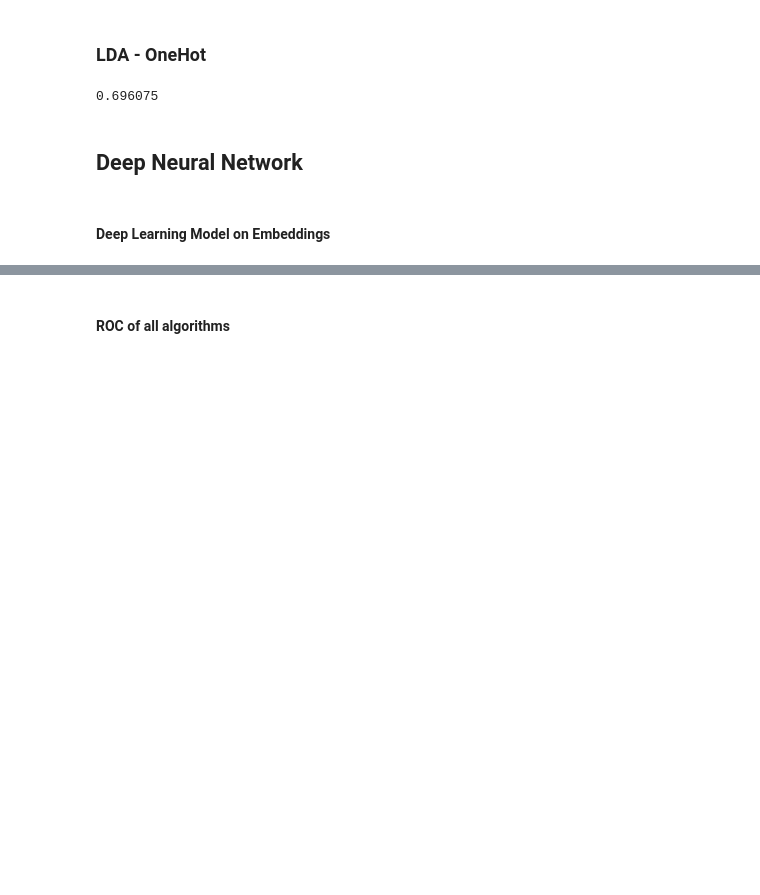
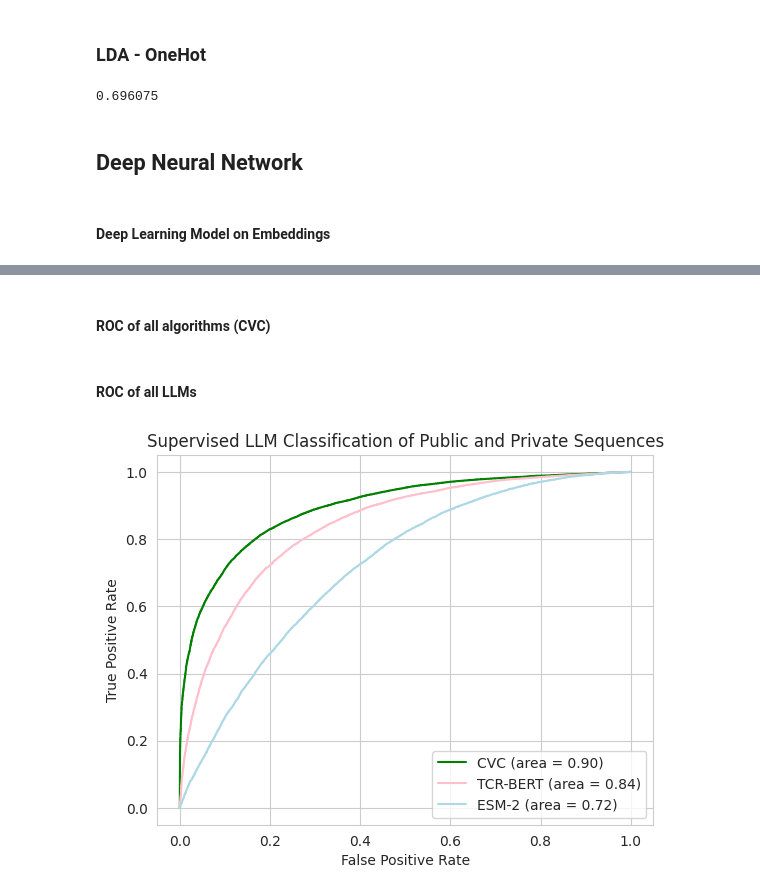
Before and after one commit to RomiGoldner/CVC, a Jupyter notebook: lab_notebooks/public_private_classifier.ipynb, the cells around one changed output, grey strips where cells are left out. Saved outputs shown, nothing was run; the diff lists cells and outputs as text; code cells hidden in the pictures; blank space fills up the shorter version.

```diff
--- a/lab_notebooks/public_private_classifier.ipynb
+++ b/lab_notebooks/public_private_classifier.ipynb
@@ -518,7 +517,7 @@ else:
     fpr_onehot_dnn, tpr_onehot_dnn, thresholds_onehot_dnn = roc_curve(validation_labels, preds)
     roc_auc_onehot_dnn = auc(fpr_onehot_dnn, tpr_onehot_dnn)
 # %% [markdown]
-#### ROC of all algorithms
+#### ROC of all algorithms (CVC)
 # %%
 plt.plot(fpr_lda, tpr_lda, color='red',
          label='LDA (area = %0.2f)' % roc_auc_lda)
@@ -541,3 +540,40 @@ plt.ylabel('True Positive Rate')
 plt.legend(loc="lower right")
 # Show plot
 plt.show()
+# %% [markdown]
+#### ROC of all LLMs
+# %%
+if EMBEDDING_TO_PLOT == 'ESM':
+    roc_auc_esm_dnn = roc_auc_dnn
+    fpr_dnn_esm = fpr_dnn
+    tpr_dnn_esm = tpr_dnn
+elif  EMBEDDING_TO_PLOT == 'TCR-BERT':
+    roc_auc_tcrbert_dnn = roc_auc_dnn
+    fpr_dnn_tcrbert = fpr_dnn
+    tpr_dnn_tcrbert = tpr_dnn
+elif EMBEDDING_TO_PLOT == 'CVC':
+    roc_auc_cvc_dnn = roc_auc_dnn
+    fpr_dnn_cvc = fpr_dnn
+    tpr_dnn_cvc = tpr_dnn
+# %%
+plt.plot(fpr_dnn_cvc, tpr_dnn_cvc, color='green',
+         label='CVC (area = %0.2f)' % roc_auc_cvc_dnn)
+plt.plot(fpr_dnn_tcrbert, tpr_dnn_tcrbert, color='pink',
+         label='TCR-BERT (area = %0.2f)' % roc_auc_tcrbert_dnn)
+plt.plot(fpr_dnn_esm, tpr_dnn_esm, color='lightblue',
+         label='ESM-2 (area = %0.2f)' % roc_auc_esm_dnn)
+# Set axis labels
+plt.xlabel('False Positive Rate')
+plt.ylabel('True Positive Rate')
+# Set title
+plt.title('Supervised LLM Classification of Public and Private Sequences')
+# Set plot legend
+plt.legend(loc="lower right")
+
+fig_path = os.path.join('plots/benchmarking', 'llm_pub_priv_ROC_V2.svg')
+plt.savefig(fig_path, bbox_inches='tight', dpi=1200)
+
+# Show plot
+plt.show()
+# %% [output]
+[figure, added]
```
Also changed, not shown: parts of 23 cells of this notebook, 31 other files.
